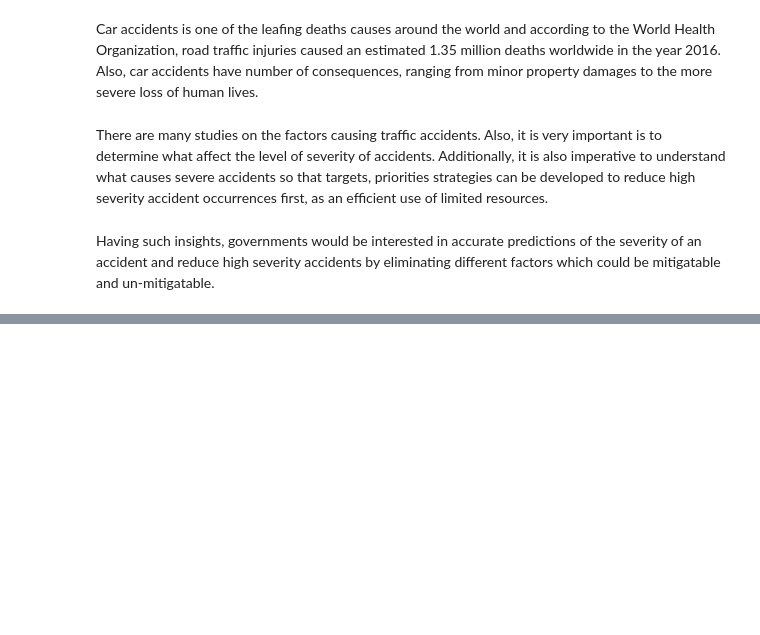
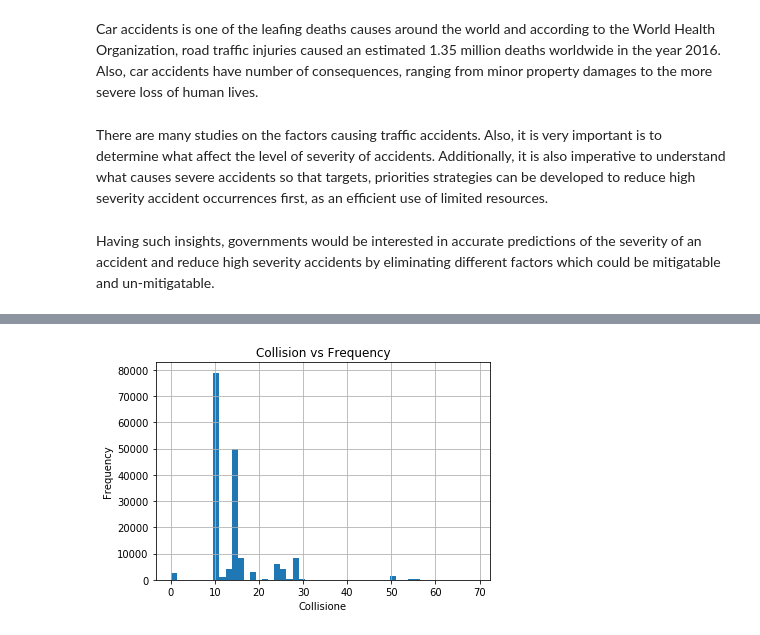
Before and after one commit to mutawah/coursera, a Jupyter notebook: Capstone Project - Car Accident Severity.ipynb, the cells around one changed output, grey strips where cells are left out. Drawn from its saved outputs; the diff is of its cells as text; code cells hidden in the pictures; blank space fills up the shorter version.

```diff
--- a/Capstone Project - Car Accident Severity.ipynb
+++ b/Capstone Project - Car Accident Severity.ipynb
@@ -37,0 +68,8 @@ df.head(10)
+# %%
+df.hist(column='SDOT_COLCODE', bins=50)
+plt.title("Collision vs Frequency")
+plt.xlabel("Collisione")
+plt.ylabel("Frequency")
+plt.show()
+# %% [output]
+[figure, added]
```
Also changed, not shown: parts of 19 cells of this notebook.
